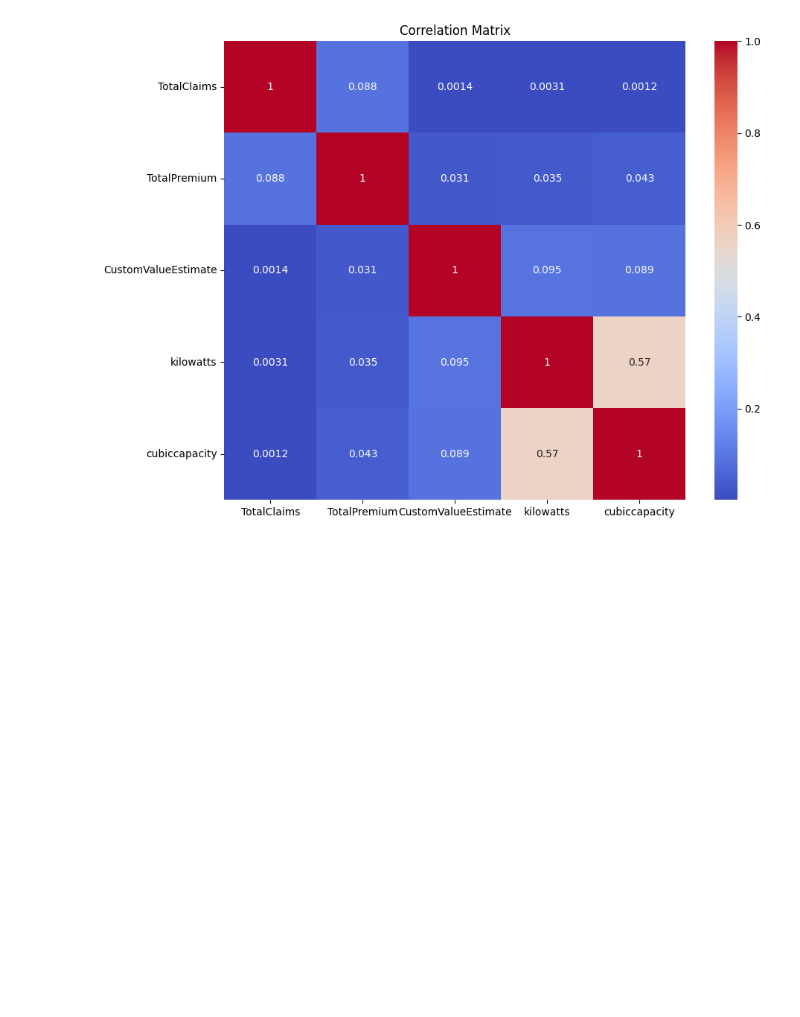
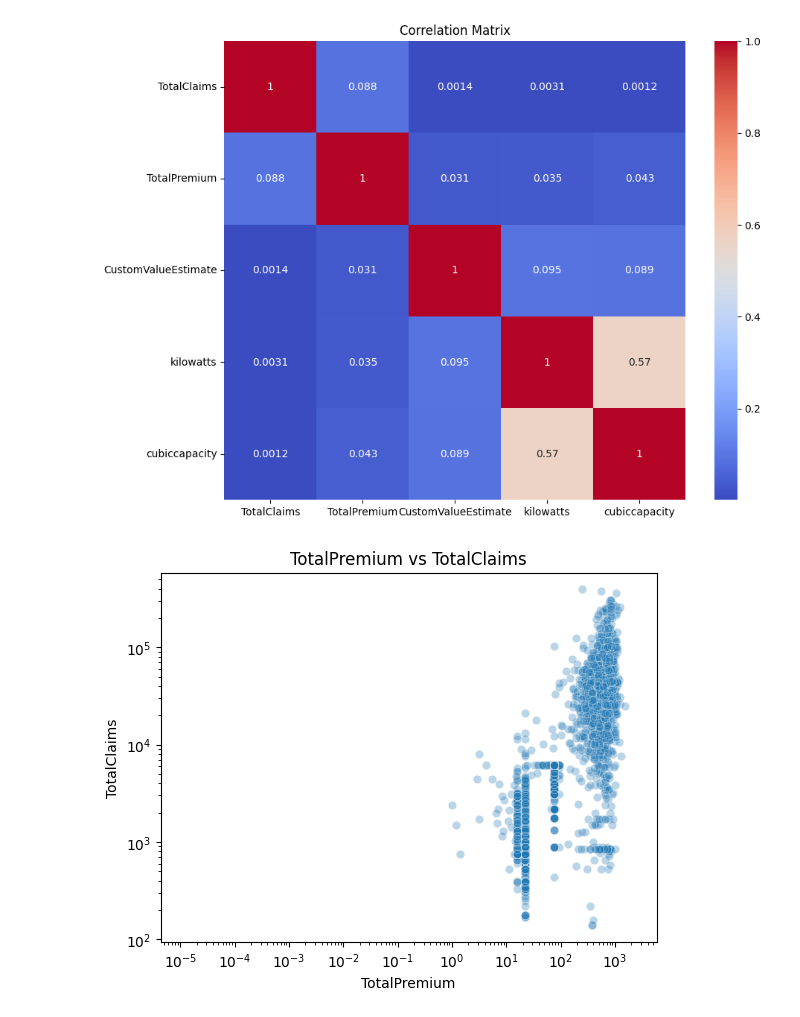
Before and after one commit to AmhaBK/insurance-risk-analytics, a Jupyter notebook: notebooks/eda.ipynb, the cells around one changed output. Drawn from its saved outputs; the diff is of its cells as text; code cells hidden in the pictures; blank space fills up the shorter version.

```diff
--- a/notebooks/eda.ipynb
+++ b/notebooks/eda.ipynb
@@ -241,3 +242,12 @@ plt.title('Correlation Matrix')
 plt.show()
 # %% [output]
 [figure]
+# %%
+# Plot total premium vs claim
+sns.scatterplot(data=df, x='TotalPremium', y='TotalClaims', alpha=0.3)
+plt.title('TotalPremium vs TotalClaims')
+plt.xscale('log')
+plt.yscale('log')
+plt.show()
+# %% [output]
+[figure, added]
```
Also changed, not shown: parts of 3 cells of this notebook, 4 other files.
